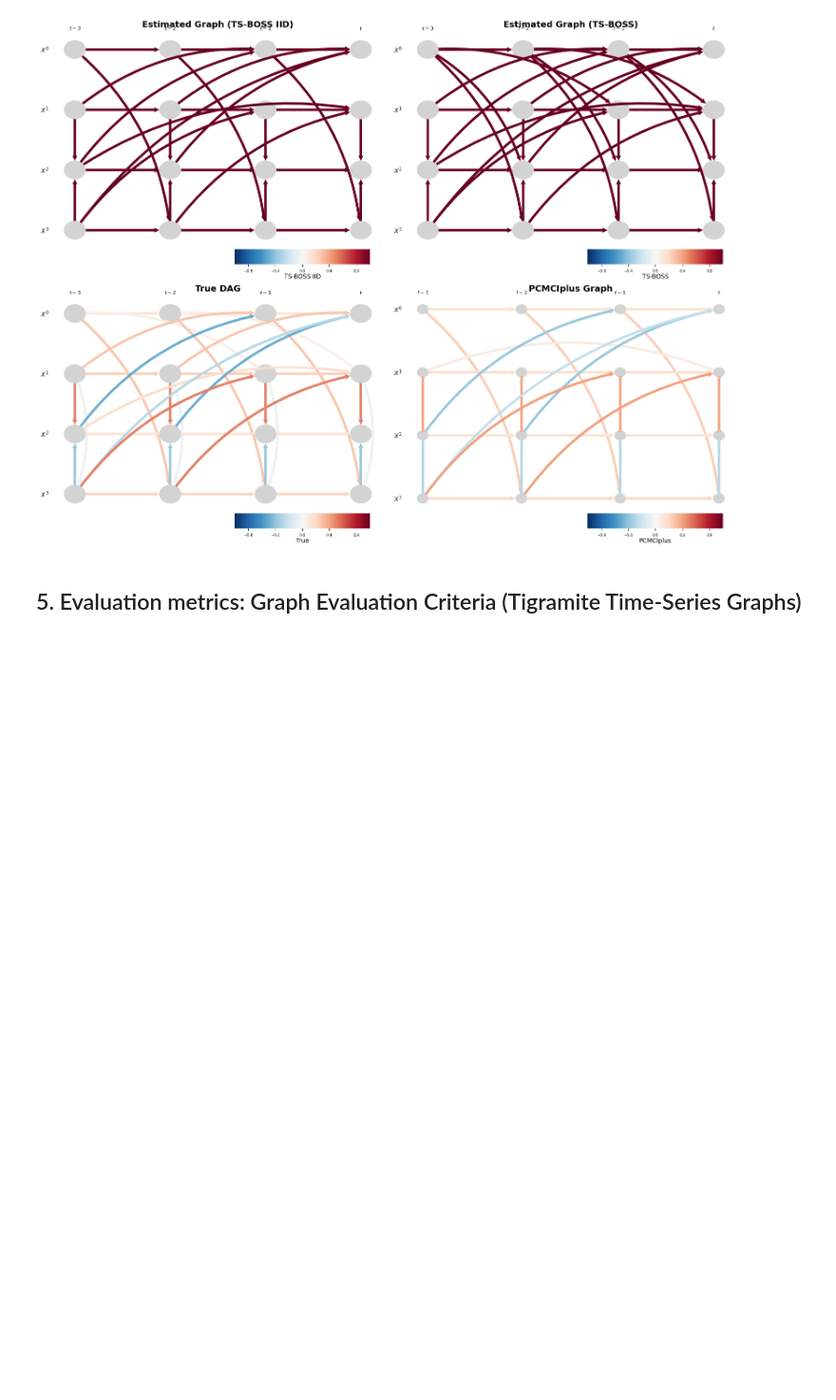
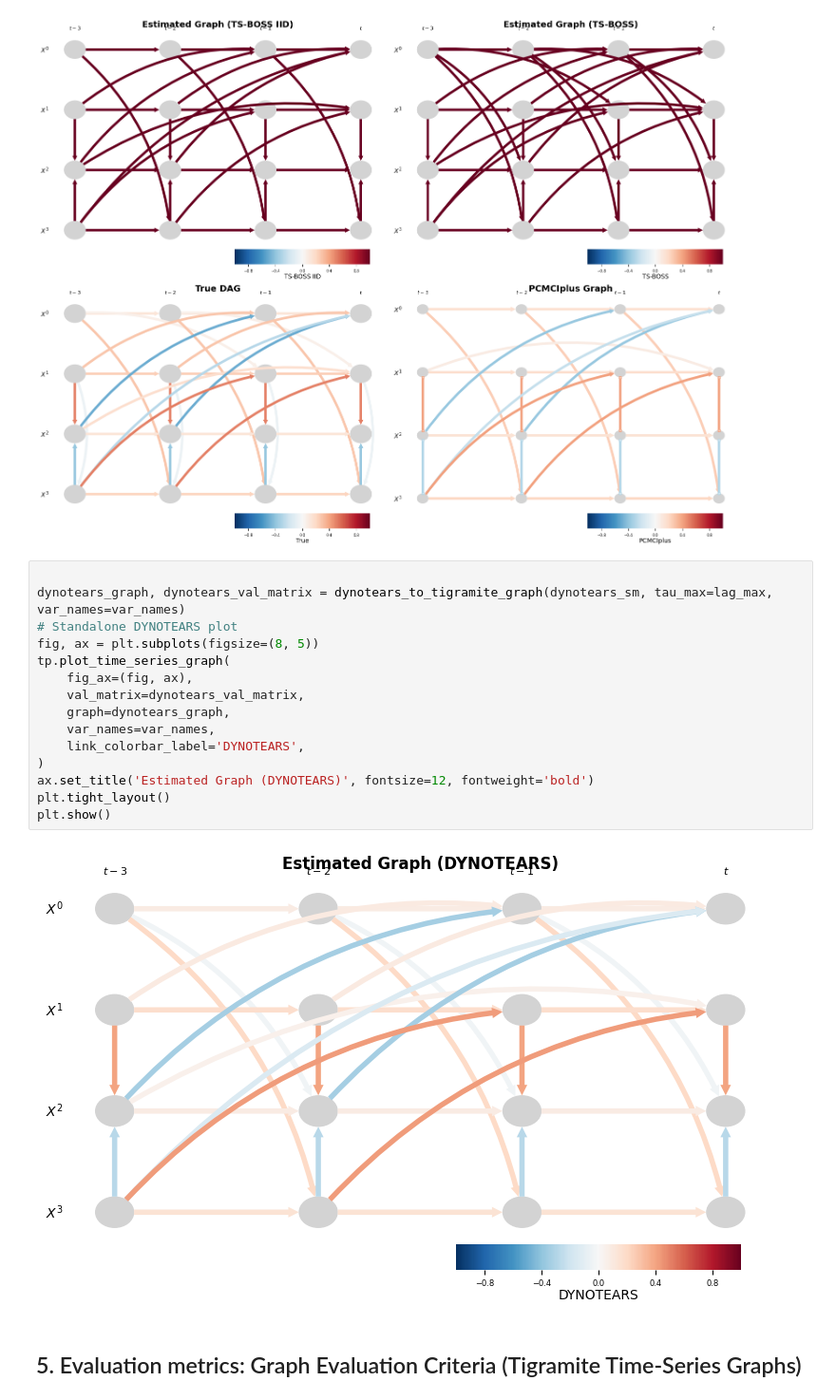
Before and after one commit to irenecastillo/TS-BOSS, a Jupyter notebook: notebooks/TS-BOSSY_notebook_experiments.ipynb, the cells around one changed output. Shown at 95% size. Saved outputs shown, nothing was run; the diff lists cells and outputs as text; blank space fills up the shorter version.

```diff
--- a/notebooks/TS-BOSSY_notebook_experiments.ipynb
+++ b/notebooks/TS-BOSSY_notebook_experiments.ipynb
@@ -351,6 +425,23 @@ plt.tight_layout()
 plt.show()
 # %% [output]
 [figure]
+# %%
+
+dynotears_graph, dynotears_val_matrix = dynotears_to_tigramite_graph(dynotears_sm, tau_max=lag_max, var_names=var_names)
+# Standalone DYNOTEARS plot
+fig, ax = plt.subplots(figsize=(8, 5))
+tp.plot_time_series_graph(
+    fig_ax=(fig, ax),
+    val_matrix=dynotears_val_matrix,
+    graph=dynotears_graph,
+    var_names=var_names,
+    link_colorbar_label='DYNOTEARS',
+)
+ax.set_title('Estimated Graph (DYNOTEARS)', fontsize=12, fontweight='bold')
+plt.tight_layout()
+plt.show()
+# %% [output]
+[figure, added]
 # %% [markdown]
 ## 5. Evaluation metrics:  Graph Evaluation Criteria (Tigramite Time-Series Graphs)
 # %% [markdown]
```
Also changed, not shown: parts of 10 cells of this notebook.
